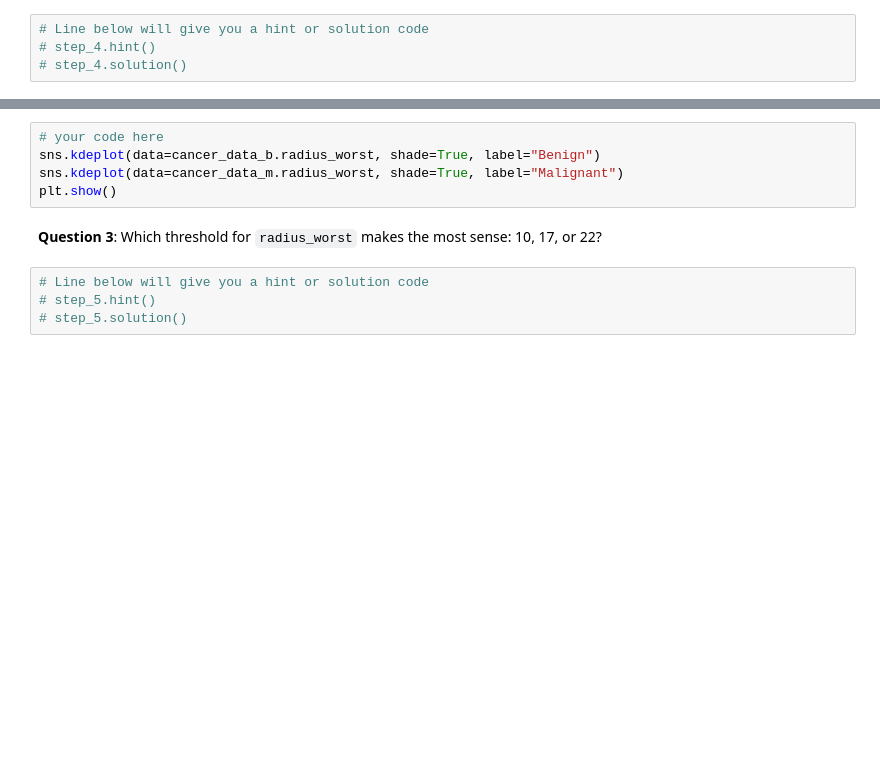
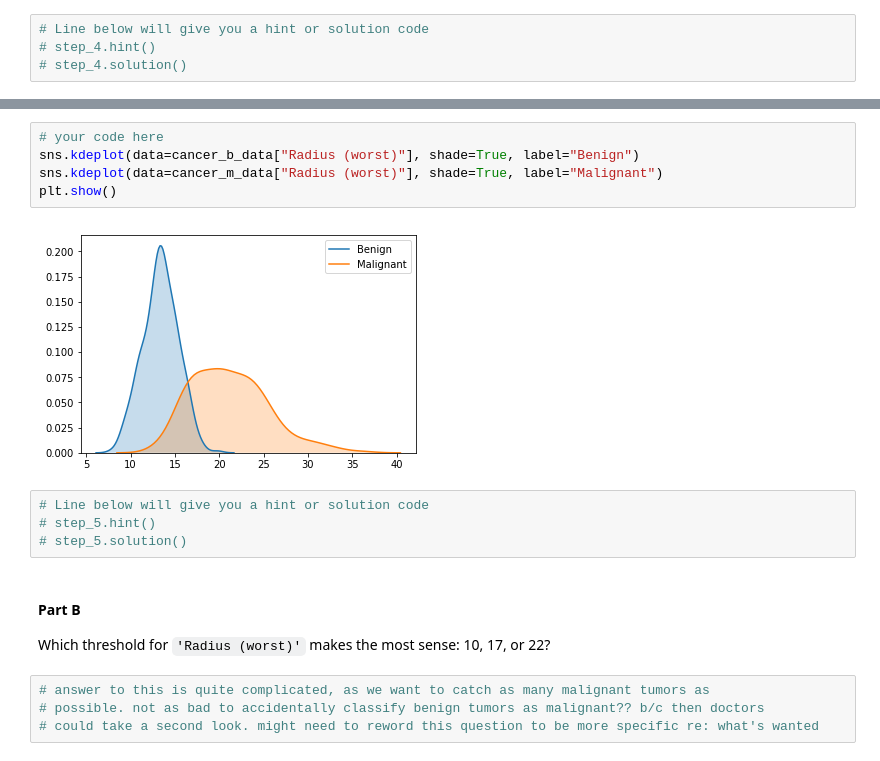
Before and after one commit to Kaggle/learntools, a Jupyter notebook: notebooks/data_viz_easy/raw/ex3.ipynb, the cells around one changed output, grey strips where cells are left out. Saved outputs shown, nothing was run; the diff lists cells and outputs as text; blank space fills up the shorter version.

```diff
--- a/notebooks/data_viz_easy/raw/ex3.ipynb
+++ b/notebooks/data_viz_easy/raw/ex3.ipynb
@@ -175,11 +250,19 @@ In the cell below, use `sns.kdeplot()`, along with the two new DataFrames, to ad
 # %%
 # your code here
-sns.kdeplot(data=cancer_data_b.radius_worst, shade=True, label="Benign")
-sns.kdeplot(data=cancer_data_m.radius_worst, shade=True, label="Malignant")
+sns.kdeplot(data=cancer_b_data["Radius (worst)"], shade=True, label="Benign")
+sns.kdeplot(data=cancer_m_data["Radius (worst)"], shade=True, label="Malignant")
 plt.show()
+# %% [output]
+[figure, added]
-# %% [markdown]
-**Question 3**: Which threshold for `radius_worst` makes the most sense: 10, 17, or 22?
 # %%
 # Line below will give you a hint or solution code
 # step_5.hint()
 # step_5.solution()
+# %% [markdown]
+#### Part B
+
+Which threshold for `'Radius (worst)'` makes the most sense: 10, 17, or 22?
+# %%
+# answer to this is quite complicated, as we want to catch as many malignant tumors as
+# possible. not as bad to accidentally classify benign tumors as malignant?? b/c then doctors
+# could take a second look. might need to reword this question to be more specific re: what's wanted
```
Also changed, not shown: parts of 34 cells of this notebook, 2 other files.
